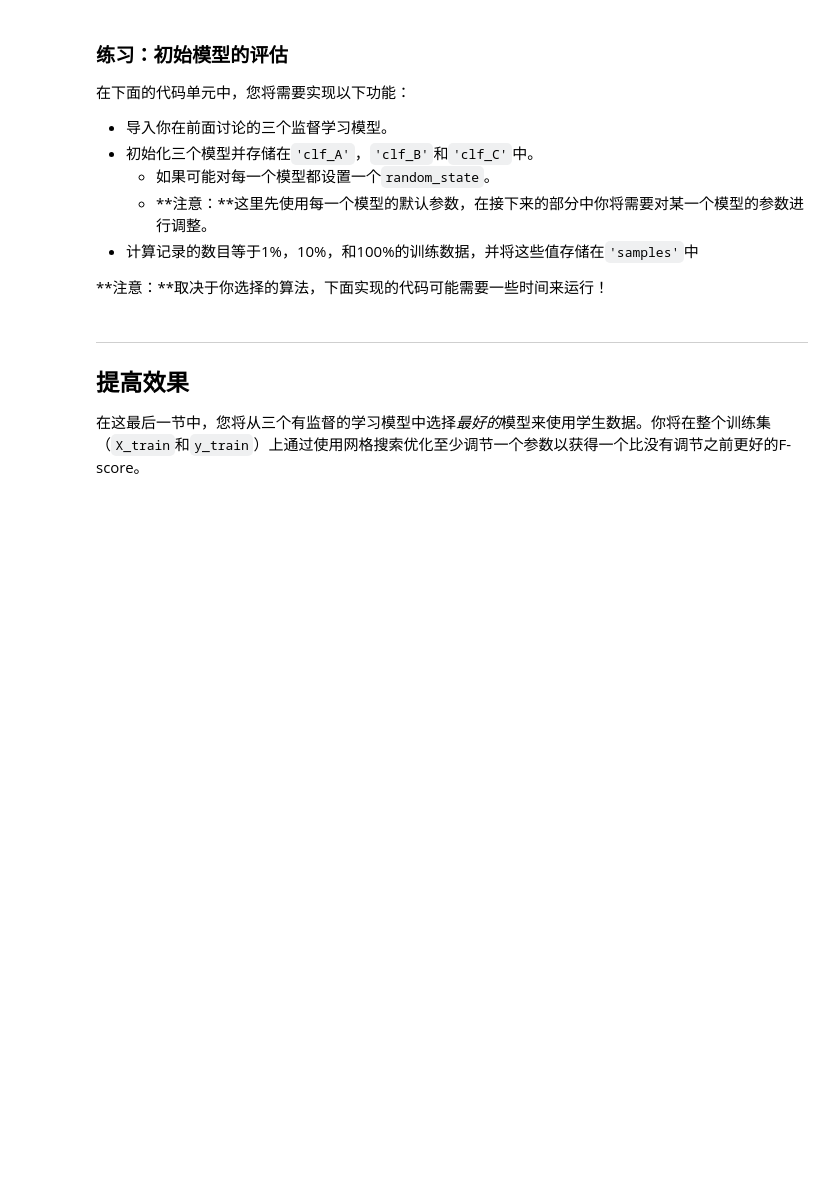
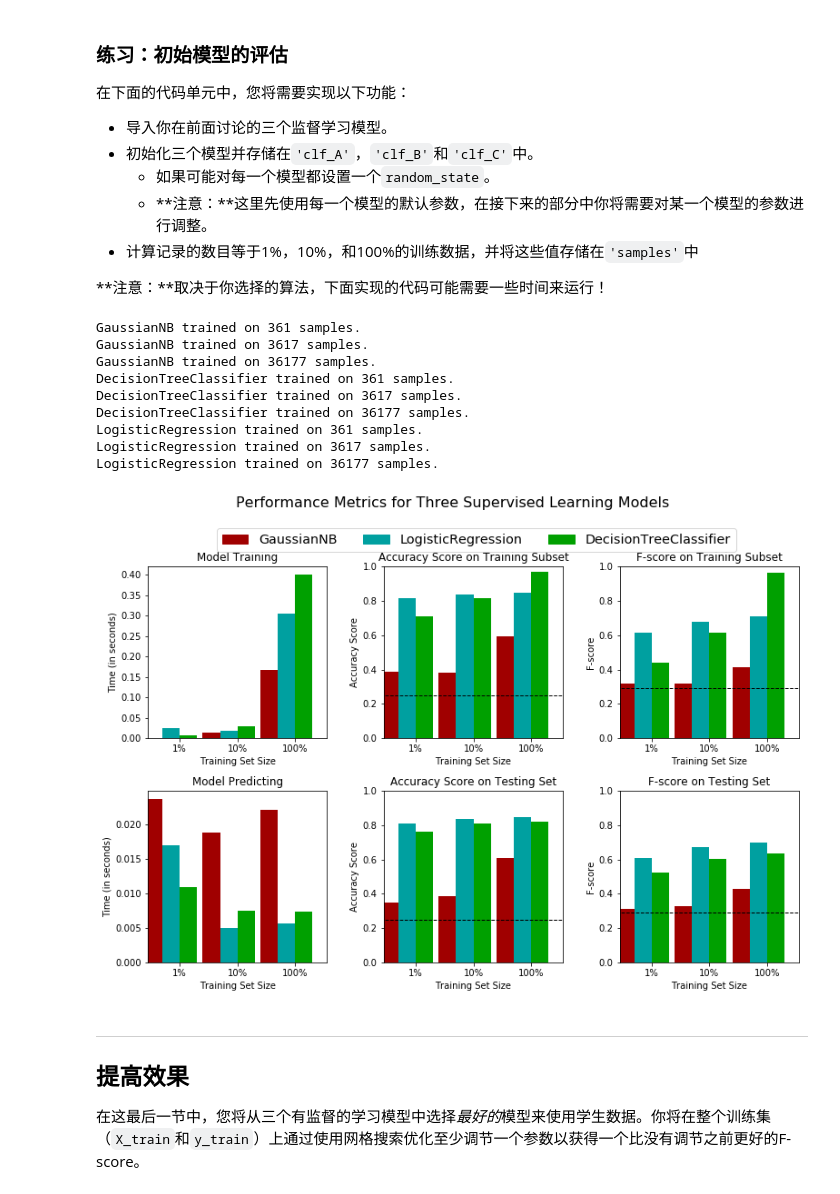
Before and after one commit to williamtang/finding_donors, a Jupyter notebook: finding_donors.ipynb, the cells around one changed output. Drawn from its saved outputs; the diff is of its cells as text; code cells hidden in the pictures; blank space fills up the shorter version.

```diff
--- a/finding_donors.ipynb
+++ b/finding_donors.ipynb
@@ -178,10 +192,10 @@ $$ F_{\beta} = (1 + \beta^2) \cdot \frac{precision \cdot recall}{\left( \beta^2
 **注意：** 你必须使用下面的代码单元将你的计算结果赋值给`'accuracy'` 和 `'fscore'`，这些值会在后面被使用，请注意这里不能使用scikit-learn，你需要根据公式自己实现相关计算。
 # %%
 # TODO： 计算准确率
-accuracy = None
+accuracy = income[income==1].shape[0] * 1.0 /income.shape[0]
 
 # TODO： 使用上面的公式，并设置beta=0.5计算F-score
-fscore = None
+fscore = (1+0.5*0.5)*(accuracy*1)*1.0/(0.5*0.5*accuracy+1.0)
 
 # 打印结果
 print "Naive Predictor: [Accuracy score: {:.4f}, F-score: {:.4f}]".format(accuracy, fscore)
@@ -236,34 +259,40 @@ def train_predict(learner, sample_size, X_train, y_train, X_test, y_test):
 
     # TODO：使用sample_size大小的训练数据来拟合学习器
     # TODO: Fit the learner to the training data using slicing with 'sample_size'
+    if sample_size < X_train.shape[0]:
+        X_train_sample, _, y_train_sample, _ = train_test_split(X_train, y_train, train_size=sample_size)
+    else:
+        X_train_sample = X_train
+        y_train_sample = y_train
+
     start = time() # 获得程序开始时间
-    learner = None
+    learner = learner.fit(X_train_sample, y_train_sample)
     end = time() # 获得程序结束时间
 
     # TODO：计算训练时间
-    results['train_time'] = None
+    results['train_time'] = end - start
 
     # TODO: 得到在测试集上的预测值
     #       然后得到对前300个训练数据的预测结果
     start = time() # 获得程序开始时间
-    predictions_test = None
-    predictions_train = None
+    predictions_test = learner.predict(X_test)
+    predictions_train = learner.predict(X_train[:300])
     end = time() # 获得程序结束时间
 
     # TODO：计算预测用时
-    results['pred_time'] = None
+    results['pred_time'] = end - start
 
     # TODO：计算在最前面的300个训练数据的准确率
-    results['acc_train'] = None
+    results['acc_train'] = accuracy_score(y_train[:300], predictions_train)
 
     # TODO：计算在测试集上的准确率
-    results['acc_test'] = None
+    results['acc_test'] = accuracy_score(y_test, predictions_test)
 
     # TODO：计算在最前面300个训练数据上的F-score
-    results['f_train'] = None
+    results['f_train'] = fbeta_score(y_train[:300], predictions_train, 0.5)
 
     # TODO：计算测试集上的F-score
-    results['f_test'] = None
+    results['f_test'] = fbeta_score(y_test, predictions_test, 0.5)
 
     # 成功
     print "{} trained on {} samples.".format(learner.__class__.__name__, sample_size)
@@ -282,28 +311,42 @@ def train_predict(learner, sample_size, X_train, y_train, X_test, y_test):
 **注意：**取决于你选择的算法，下面实现的代码可能需要一些时间来运行！
 # %%
 # TODO：从sklearn中导入三个监督学习模型
+from sklearn.naive_bayes import GaussianNB
+from sklearn.tree import DecisionTreeClassifier
+from sklearn import linear_model
 
 # TODO：初始化三个模型
-clf_A = None
-clf_B = None
-clf_C = None
+clf_A = GaussianNB()
+clf_B = DecisionTreeClassifier()
+clf_C = linear_model.LogisticRegression()
 
 # TODO：计算1%， 10%， 100%的训练数据分别对应多少点
-samples_1 = None
-samples_10 = None
-samples_100 = None
+samples_1 = X_train.shape[0]/100
+samples_10 = X_train.shape[0]/10
+samples_100 = X_train.shape[0]
 
 # 收集学习器的结果
 results = {}
 for clf in [clf_A, clf_B, clf_C]:
     clf_name = clf.__class__.__name__
     results[clf_name] = {}
     for i, samples in enumerate([samples_1, samples_10, samples_100]):
         results[clf_name][i] = \
         train_predict(clf, samples, X_train, y_train, X_test, y_test)
 
 # 对选择的三个模型得到的评价结果进行可视化
 vs.evaluate(results, accuracy, fscore)
+# %% [output]
+GaussianNB trained on 361 samples.
+GaussianNB trained on 3617 samples.
+GaussianNB trained on 36177 samples.
+DecisionTreeClassifier trained on 361 samples.
+DecisionTreeClassifier trained on 3617 samples.
+DecisionTreeClassifier trained on 36177 samples.
+LogisticRegression trained on 361 samples.
+LogisticRegression trained on 3617 samples.
+LogisticRegression trained on 36177 samples.
+[figure, added]
 # %% [markdown]
 ----
 ## 提高效果
```
Also changed, not shown: parts of 18 cells of this notebook.
